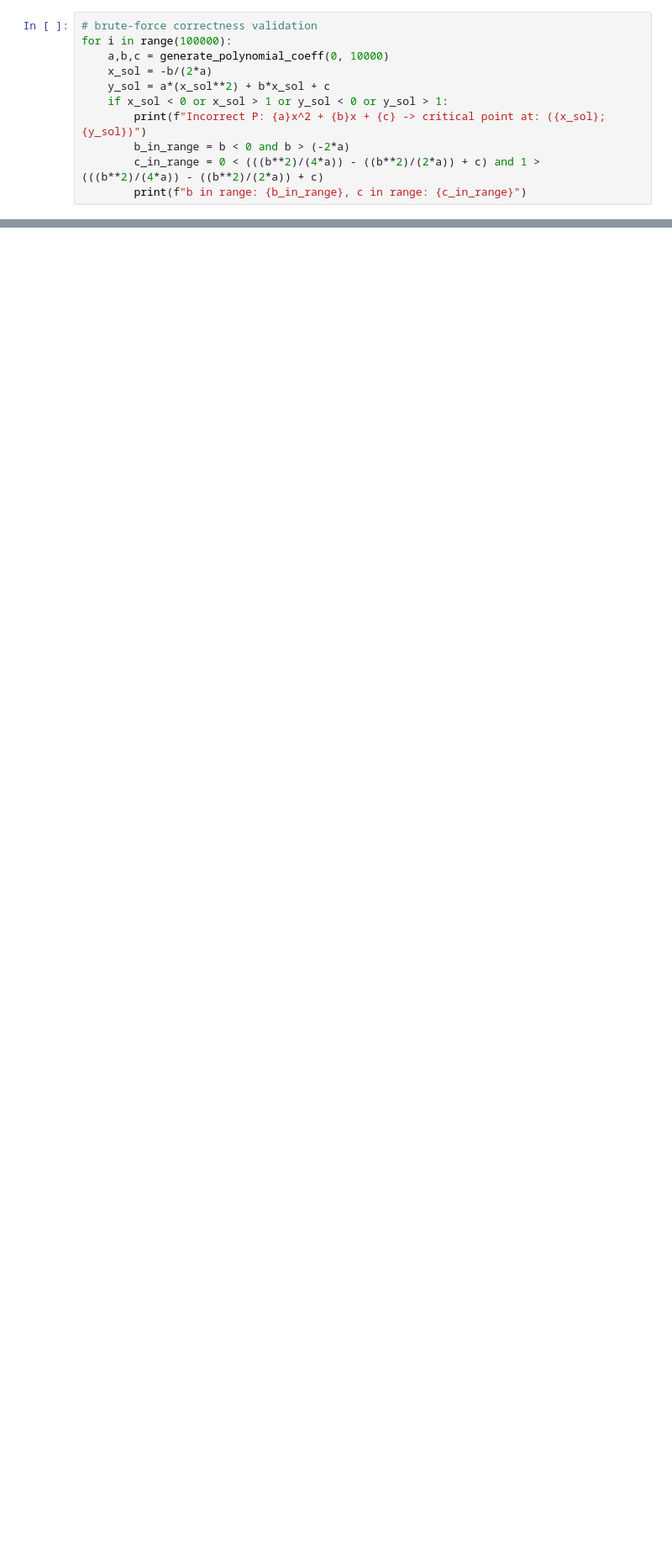
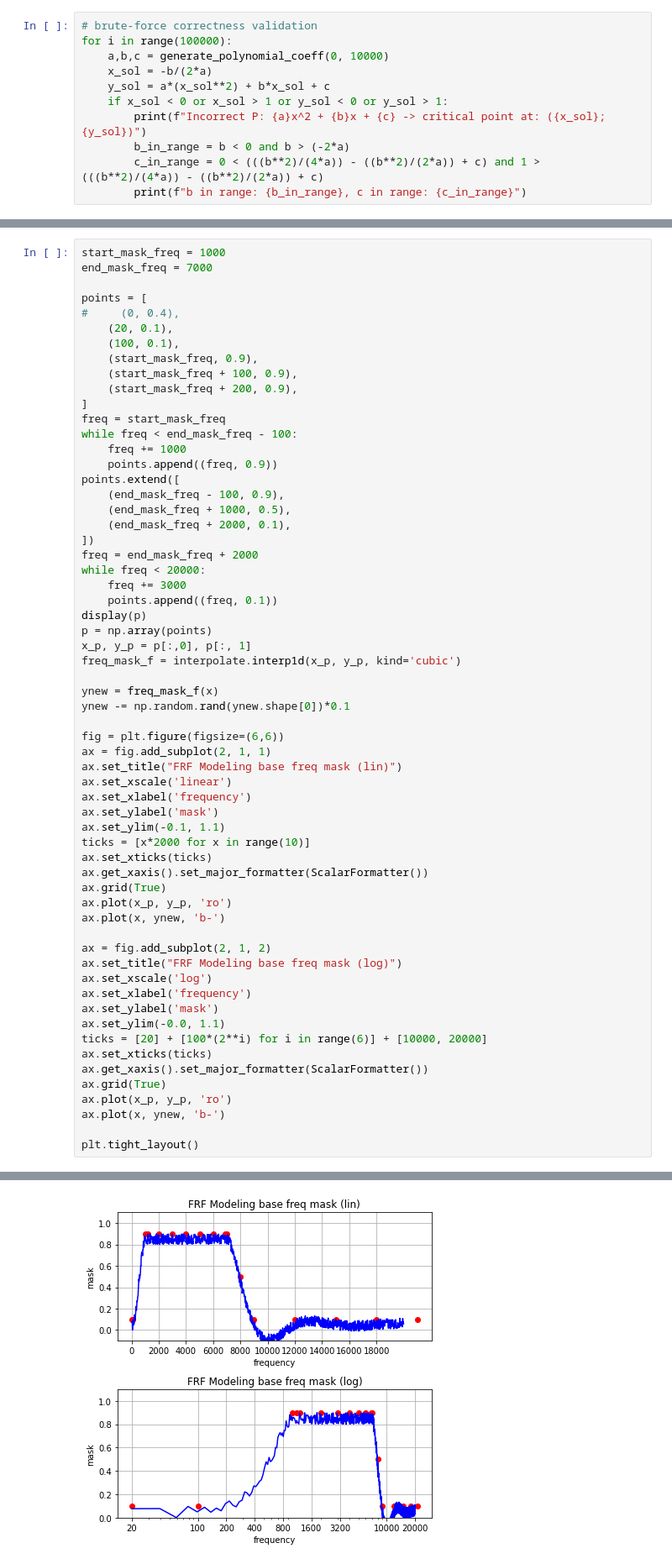
Before and after one commit to Andrius-B/bakis, a Jupyter notebook: notebooks/random_polynomial_with_one_root.ipynb, the cells around one changed output, grey strips where cells are left out. Shown: that part at 84% size. Saved outputs shown, nothing was run; the diff lists cells and outputs as text; blank space fills up the shorter version.

```diff
--- a/notebooks/random_polynomial_with_one_root.ipynb
+++ b/notebooks/random_polynomial_with_one_root.ipynb
@@ -131,0 +198,62 @@ tensor([[[[0.9385, 0.9385, 0.9385, 0.9385, 0.9385],
+# %%
+start_mask_freq = 1000
+end_mask_freq = 7000
+
+points = [
+#     (0, 0.4),
+    (20, 0.1),
+    (100, 0.1),
+    (start_mask_freq, 0.9),
+    (start_mask_freq + 100, 0.9),
+    (start_mask_freq + 200, 0.9),
+]
+freq = start_mask_freq
+while freq < end_mask_freq - 100:
+    freq += 1000
+    points.append((freq, 0.9))
+points.extend([
+    (end_mask_freq - 100, 0.9),
+    (end_mask_freq + 1000, 0.5),
+    (end_mask_freq + 2000, 0.1),
+])
+freq = end_mask_freq + 2000
+while freq < 20000:
+    freq += 3000
+    points.append((freq, 0.1))
+display(p)
+p = np.array(points)
+x_p, y_p = p[:,0], p[:, 1]
+freq_mask_f = interpolate.interp1d(x_p, y_p, kind='cubic')
+
+ynew = freq_mask_f(x)
+ynew -= np.random.rand(ynew.shape[0])*0.1
+
+fig = plt.figure(figsize=(6,6))
+ax = fig.add_subplot(2, 1, 1)
+ax.set_title("FRF Modeling base freq mask (lin)")
+ax.set_xscale('linear')
+ax.set_xlabel('frequency')
+ax.set_ylabel('mask')
+ax.set_ylim(-0.1, 1.1)
+ticks = [x*2000 for x in range(10)]
+ax.set_xticks(ticks)
+ax.get_xaxis().set_major_formatter(ScalarFormatter())
+ax.grid(True)
+ax.plot(x_p, y_p, 'ro')
+ax.plot(x, ynew, 'b-')
+
+ax = fig.add_subplot(2, 1, 2)
+ax.set_title("FRF Modeling base freq mask (log)")
+ax.set_xscale('log')
+ax.set_xlabel('frequency')
+ax.set_ylabel('mask')
+ax.set_ylim(-0.0, 1.1)
+ticks = [20] + [100*(2**i) for i in range(6)] + [10000, 20000]
+ax.set_xticks(ticks)
+ax.get_xaxis().set_major_formatter(ScalarFormatter())
+ax.grid(True)
+ax.plot(x_p, y_p, 'ro')
+ax.plot(x, ynew, 'b-')
+
+plt.tight_layout()
+# %% [output]
@@ -131,0 +278 @@ tensor([[[[0.9385, 0.9385, 0.9385, 0.9385, 0.9385],
+[figure, added]
```
Also changed, not shown: parts of 8 cells of this notebook, 8 other files.
